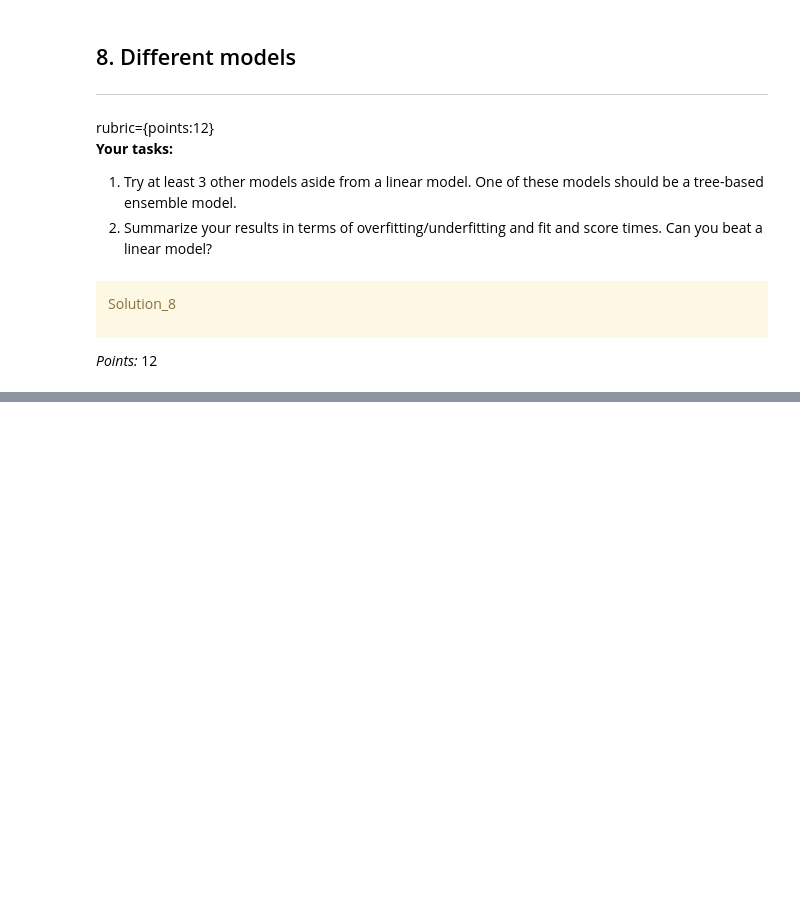
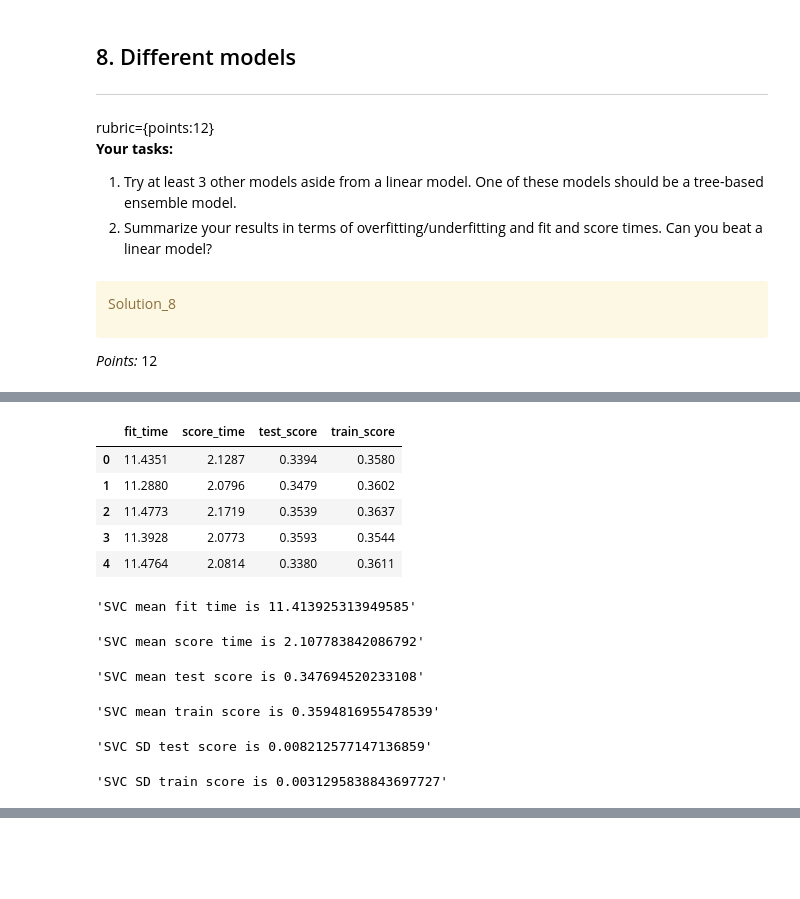
Before and after one commit to ritvikj7/Credit-Card-Default-Predictor, a Jupyter notebook: hw5.ipynb, the cells around one changed output, grey strips where cells are left out. Saved outputs shown, nothing was run; the diff lists cells and outputs as text; code cells hidden in the pictures; blank space fills up the shorter version.

```diff
--- a/hw5.ipynb
+++ b/hw5.ipynb
@@ -630,0 +748,28 @@ _Type your answer here, replacing this text._
+# %%
+svc_clf = SVC(random_state=123)
+svc_pipeline = make_pipeline(preprocessor, svc_clf)
+
+svc_results = cross_validate(svc_pipeline, X_train, y_train,
+                            scoring='recall',
+                            return_train_score=True,
+                            n_jobs=-1) # Do default 5-fold cv
+display(pd.DataFrame(svc_results))
+display(f'SVC mean fit time is {np.mean(svc_results['fit_time'])}')
+display(f'SVC mean score time is {np.mean(svc_results['score_time'])}')
+display(f'SVC mean test score is {np.mean(svc_results['test_score'])}')
+display(f'SVC mean train score is {np.mean(svc_results['train_score'])}')
+display(f'SVC SD test score is {np.std(svc_results['test_score'])}')
+display(f'SVC SD train score is {np.std(svc_results['train_score'])}')
+# %% [output]
+|  | fit_time | score_time | test_score | train_score |
+| 0 | 11.4351 | 2.1287 | 0.3394 | 0.3580 |
+| 1 | 11.2880 | 2.0796 | 0.3479 | 0.3602 |
+| 2 | 11.4773 | 2.1719 | 0.3539 | 0.3637 |
+| 3 | 11.3928 | 2.0773 | 0.3593 | 0.3544 |
+| 4 | 11.4764 | 2.0814 | 0.3380 | 0.3611 |
+'SVC mean fit time is 11.413925313949585'
+'SVC mean score time is 2.107783842086792'
+'SVC mean test score is 0.347694520233108'
+'SVC mean train score is 0.3594816955478539'
+'SVC SD test score is 0.008212577147136859'
+'SVC SD train score is 0.0031295838843697727'
```
Also changed, not shown: parts of 41 cells of this notebook.
